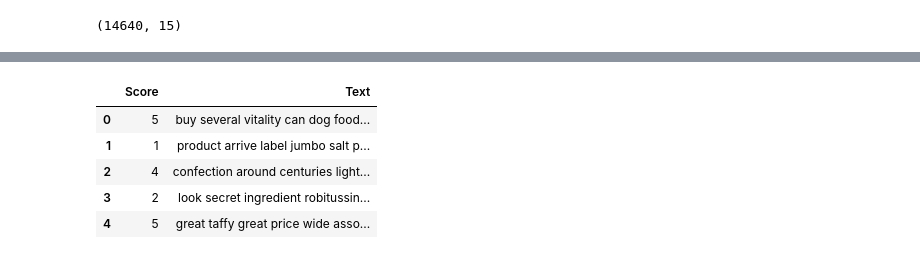
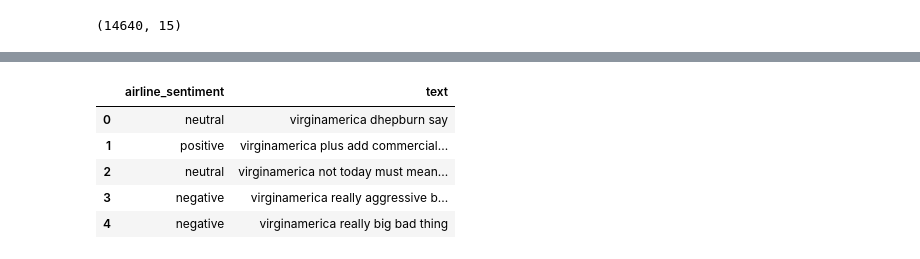
Before and after one commit to mohansameer1983/Twitter-US-Airline-Sentiment-Analysis-NLP, a Jupyter notebook: Twitter-US-Airline-Sentiment-Analysis-NLP.ipynb, the cells around one changed output, grey strips where cells are left out. Drawn from its saved outputs; the diff is of its cells as text; code cells hidden in the pictures.

```diff
--- a/Twitter-US-Airline-Sentiment-Analysis-NLP.ipynb
+++ b/Twitter-US-Airline-Sentiment-Analysis-NLP.ipynb
@@ -104,6 +87,6 @@ def strip_html(text):
     soup = BeautifulSoup(text, "html.parser")
     return soup.get_text()
 
-data['Text'] = data['Text'].apply(lambda x: strip_html(x))
+data['text'] = data['text'].apply(lambda x: strip_html(x))
 data.head()
 # %% [output]
@@ -118,6 +101,6 @@ def replace_contractions(text):
     """Replace contractions in string of text"""
     return contractions.fix(text)
 
-data['Text'] = data['Text'].apply(lambda x: replace_contractions(x))
+data['text'] = data['text'].apply(lambda x: replace_contractions(x))
 data.head()
 # %% [output]
@@ -132,6 +115,6 @@ def remove_numbers(text):
   text = re.sub(r'\d+', '', text)
   return text
 
-data['Text'] = data['Text'].apply(lambda x: remove_numbers(x))
+data['text'] = data['text'].apply(lambda x: remove_numbers(x))
 data.head()
 # %% [output]
@@ -144,5 +127,5 @@ data.head()
 # %%
-data['Text'] = data.apply(lambda row: nltk.word_tokenize(row['Text']), axis=1) # Tokenization of data
+data['text'] = data.apply(lambda row: nltk.word_tokenize(row['text']), axis=1) # Tokenization of data
 # %%
 data.head()                                                                    # Look at how tokenized data looks.
 # %% [output]
@@ -188,40 +171,40 @@ def remove_punctuation(words):
     for word in words:
         new_word = re.sub(r'[^\w\s]', '', word)
         if new_word != '':
             new_words.append(new_word)
     return new_words
 
 def remove_stopwords(words):
     """Remove stop words from list of tokenized words"""
     new_words = []
     for word in words:
         if word not in stopwords:
             new_words.append(word)
     return new_words
 
 def lemmatize_list(words):
     new_words = []
     for word in words:
       new_words.append(lemmatizer.lemmatize(word, pos='v'))
     return new_words
 
 def normalize(words):
     words = remove_non_ascii(words)
     words = to_lowercase(words)
     words = remove_punctuation(words)
     words = remove_stopwords(words)
     words = lemmatize_list(words)
     return ' '.join(words)
 
-data['Text'] = data.apply(lambda row: normalize(row['Text']), axis=1)
+data['text'] = data.apply(lambda row: normalize(row['text']), axis=1)
 data.head()
 # %% [output]
-|  | Score | Text |
-| 0 | 5 | buy several vitality can dog food... |
-| 1 | 1 | product arrive label jumbo salt p... |
-| 2 | 4 | confection around centuries light... |
-| 3 | 2 | look secret ingredient robitussin... |
-| 4 | 5 | great taffy great price wide asso... |
+|  | airline_sentiment | text |
+| 0 | neutral | virginamerica dhepburn say |
+| 1 | positive | virginamerica plus add commercial... |
+| 2 | neutral | virginamerica not today must mean... |
+| 3 | negative | virginamerica really aggressive b... |
+| 4 | negative | virginamerica really big bad thing |
 # %%
 # Vectorization (Convert text data to numbers).
 from sklearn.feature_extraction.text import CountVectorizer
```
Also changed, not shown: parts of 22 cells of this notebook.
